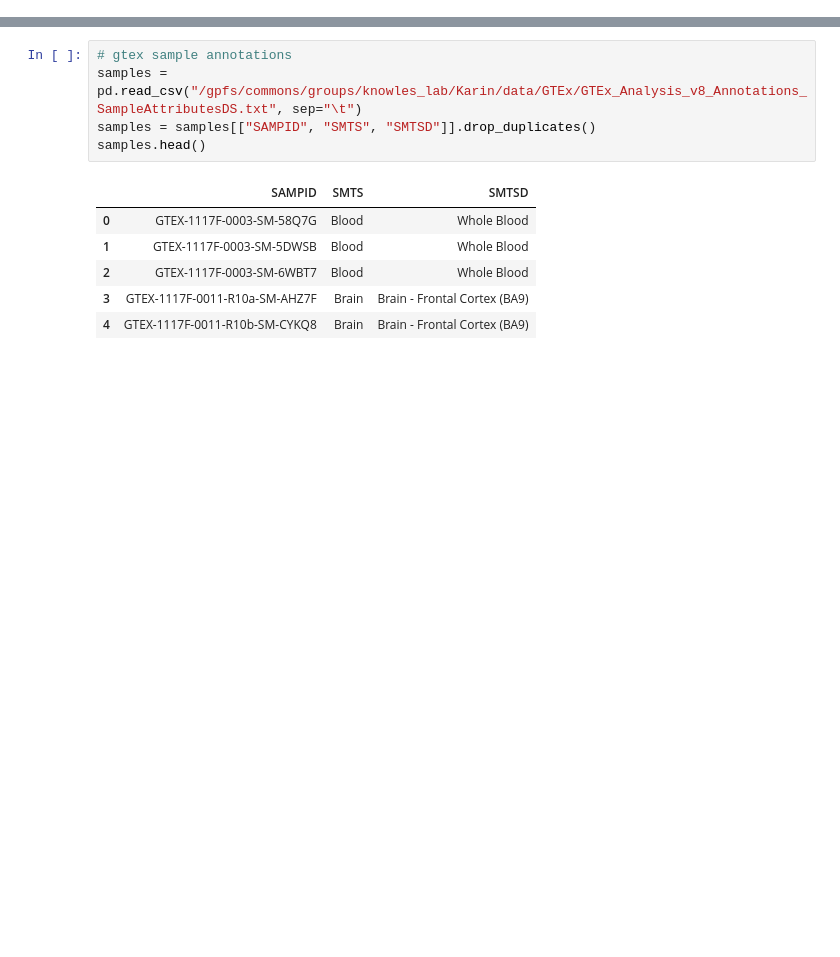
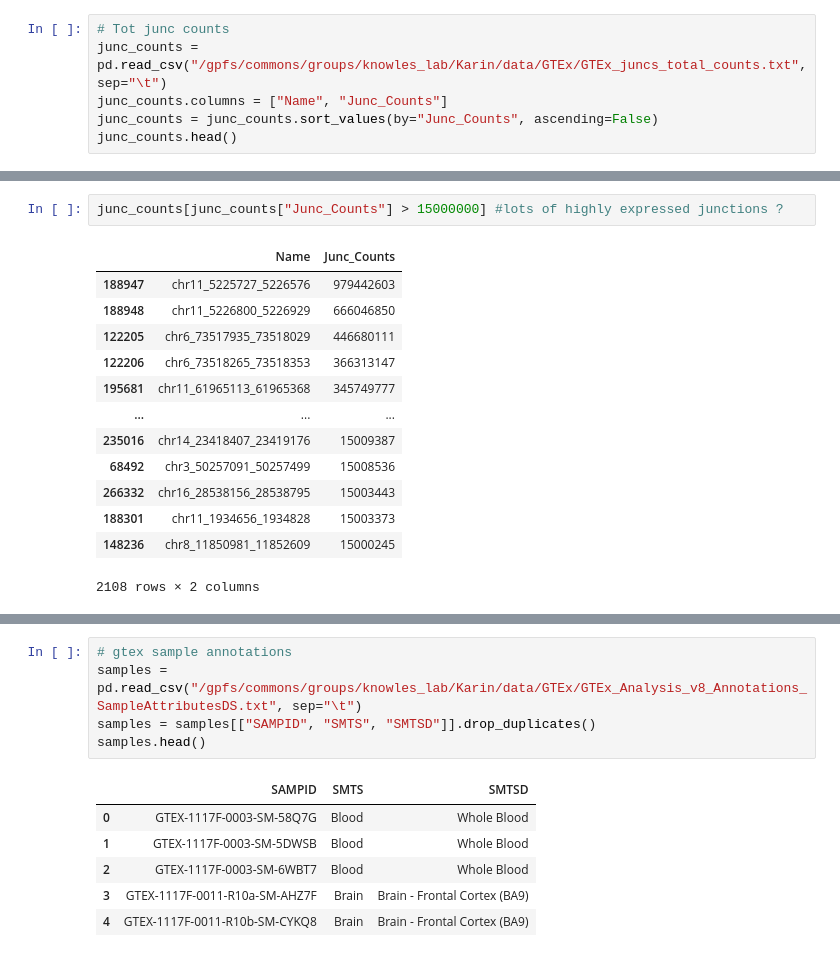
Before and after one commit to daklab/LeafletSC, a Jupyter notebook: src/beta-binomial-lda/GTEx_prepare_input.ipynb, the cells around one changed output, grey strips where cells are left out. Drawn from its saved outputs; the diff is of its cells as text; blank space fills up the shorter version.

```diff
--- a/src/beta-binomial-lda/GTEx_prepare_input.ipynb
+++ b/src/beta-binomial-lda/GTEx_prepare_input.ipynb
@@ -30,0 +35,6 @@ len(clusts.Name.unique())
+# %%
+# Tot junc counts
+junc_counts = pd.read_csv("/gpfs/commons/groups/knowles_lab/Karin/data/GTEx/GTEx_juncs_total_counts.txt", sep="\t")
+junc_counts.columns = ["Name", "Junc_Counts"]
+junc_counts = junc_counts.sort_values(by="Junc_Counts", ascending=False)
+junc_counts.head()
@@ -30,0 +56,16 @@ len(clusts.Name.unique())
+# %%
+junc_counts[junc_counts["Junc_Counts"] > 15000000] #lots of highly expressed junctions ?
+# %% [output]
+|  | Name | Junc_Counts |
+| 188947 | chr11_5225727_5226576 | 979442603 |
+| 188948 | chr11_5226800_5226929 | 666046850 |
+| 122205 | chr6_73517935_73518029 | 446680111 |
+| 122206 | chr6_73518265_73518353 | 366313147 |
+| 195681 | chr11_61965113_61965368 | 345749777 |
+| ... | ... | ... |
+| 235016 | chr14_23418407_23419176 | 15009387 |
+| 68492 | chr3_50257091_50257499 | 15008536 |
+| 266332 | chr16_28538156_28538795 | 15003443 |
+| 188301 | chr11_1934656_1934828 | 15003373 |
+| 148236 | chr8_11850981_11852609 | 15000245 |
+2108 rows × 2 columns
```
Also changed, not shown: parts of 22 cells of this notebook, 16 other files.
